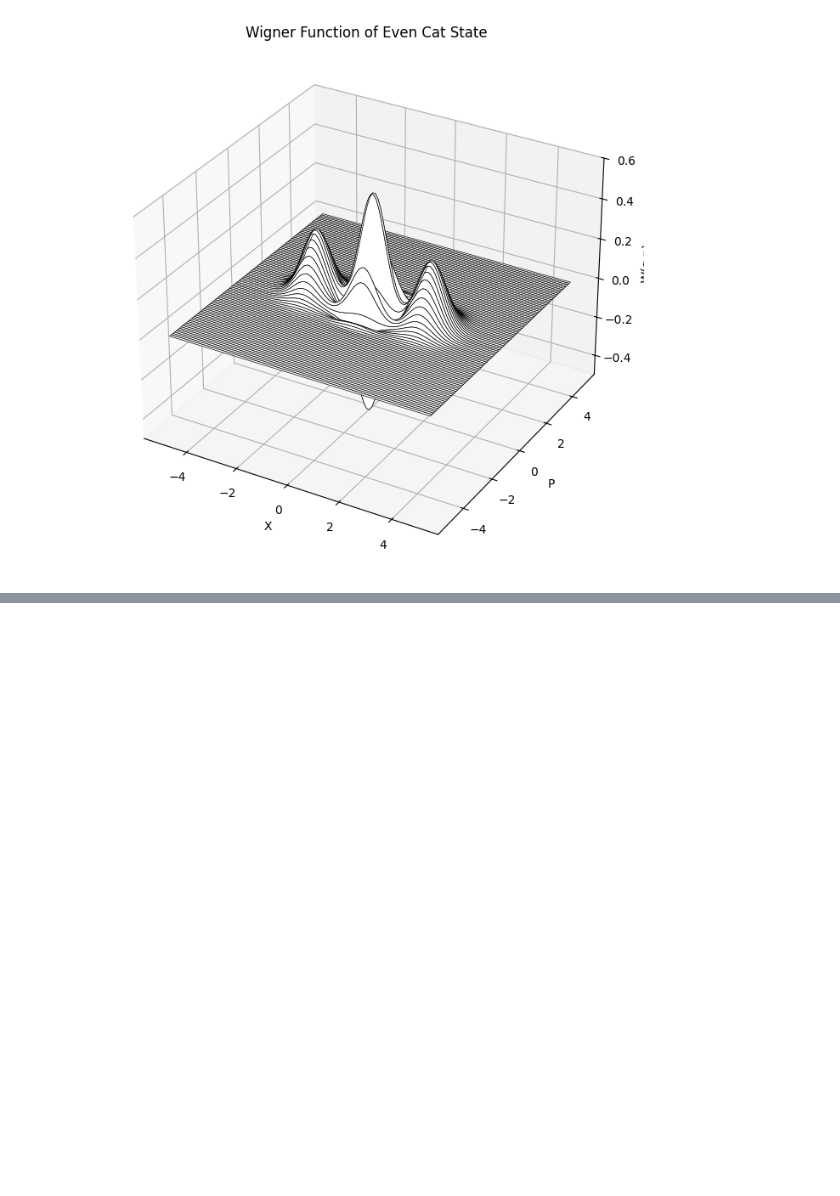
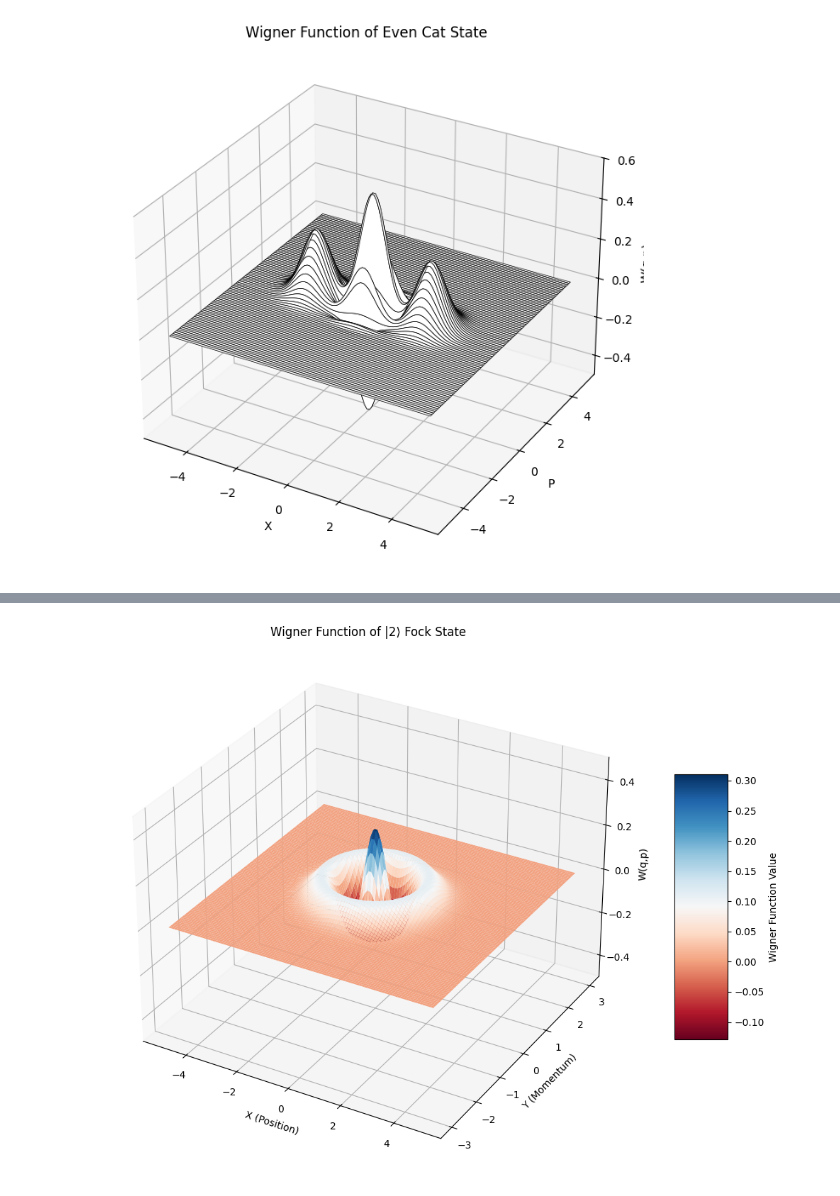
Before and after one commit to QiZhongLi/CV_Simulation, a Jupyter notebook: Testing.ipynb, the cells around one changed output, grey strips where cells are left out. Saved outputs shown, nothing was run; the diff lists cells and outputs as text; code cells hidden in the pictures; blank space fills up the shorter version.

```diff
--- a/Testing.ipynb
+++ b/Testing.ipynb
@@ -142,0 +211,35 @@ n = 2
+# %%
+import scipy as sp
+from scipy.special import eval_laguerre  # More efficient for array inputs
+
+def wigner_fock(n, x, y):
+    factor1 = ((-1)**n)/np.pi
+    factor2 = np.exp(-x**2 - y**2)
+    L = eval_laguerre(n, 2*x**2 + 2*y**2)
+    return factor1 * factor2 * L
+
+
+W_fock_ref = wigner_fock(n, X, P)
+
+# Plotting
+fig = plt.figure(figsize=(12, 8))
+ax = fig.add_subplot(111, projection='3d')
+
+# Use proper surface plotting with colormap to show negativity
+surf = ax.plot_surface(X, Y, W_fock_ref, cmap='RdBu',
+                      rstride=1, cstride=1,
+                      edgecolor='none',
+                      antialiased=True)
+
+ax.set_xlabel('X (Position)')
+ax.set_ylabel('Y (Momentum)')
+ax.set_zlabel('W(q,p)')
+ax.set_title(f'Wigner Function of |{n}⟩ Fock State')
+ax.set_zlim(-0.5, 0.5)  # Adjusted for better view of negativity
+
+# Add colorbar to show negative values
+fig.colorbar(surf, shrink=0.5, aspect=5, label='Wigner Function Value')
+plt.tight_layout()
+plt.show()
+# %% [output]
+[figure, added]
```
Also changed, not shown: parts of 5 cells of this notebook, 1 other file.
